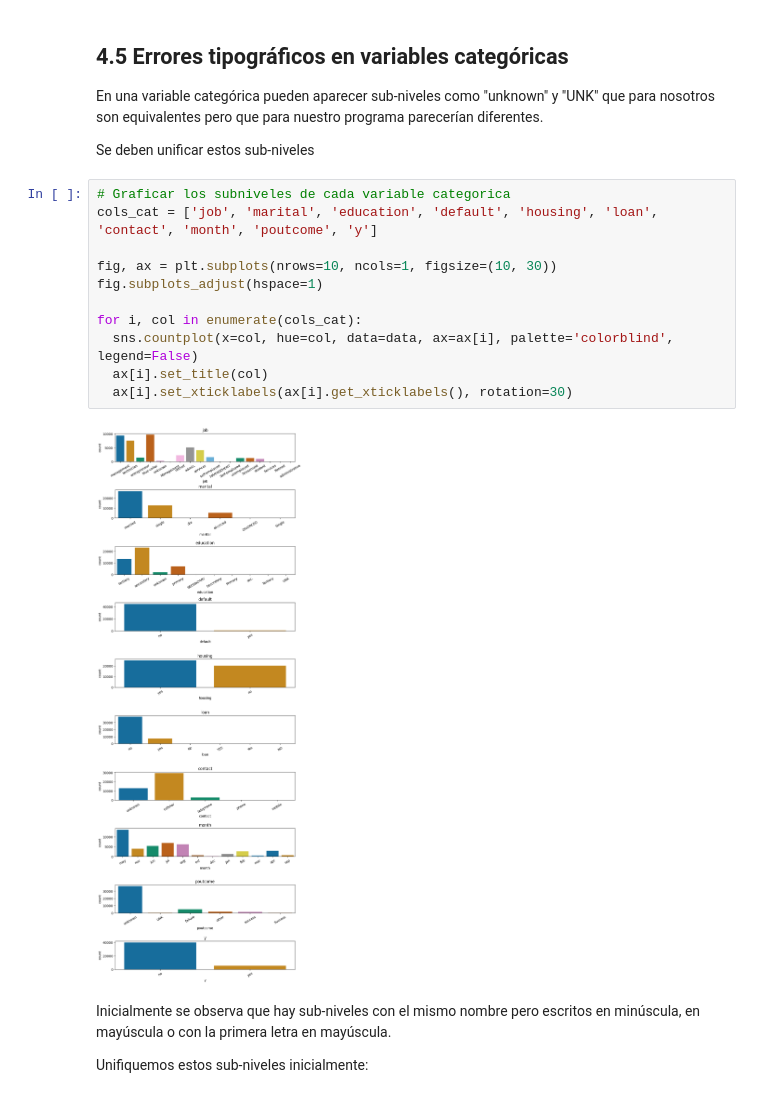
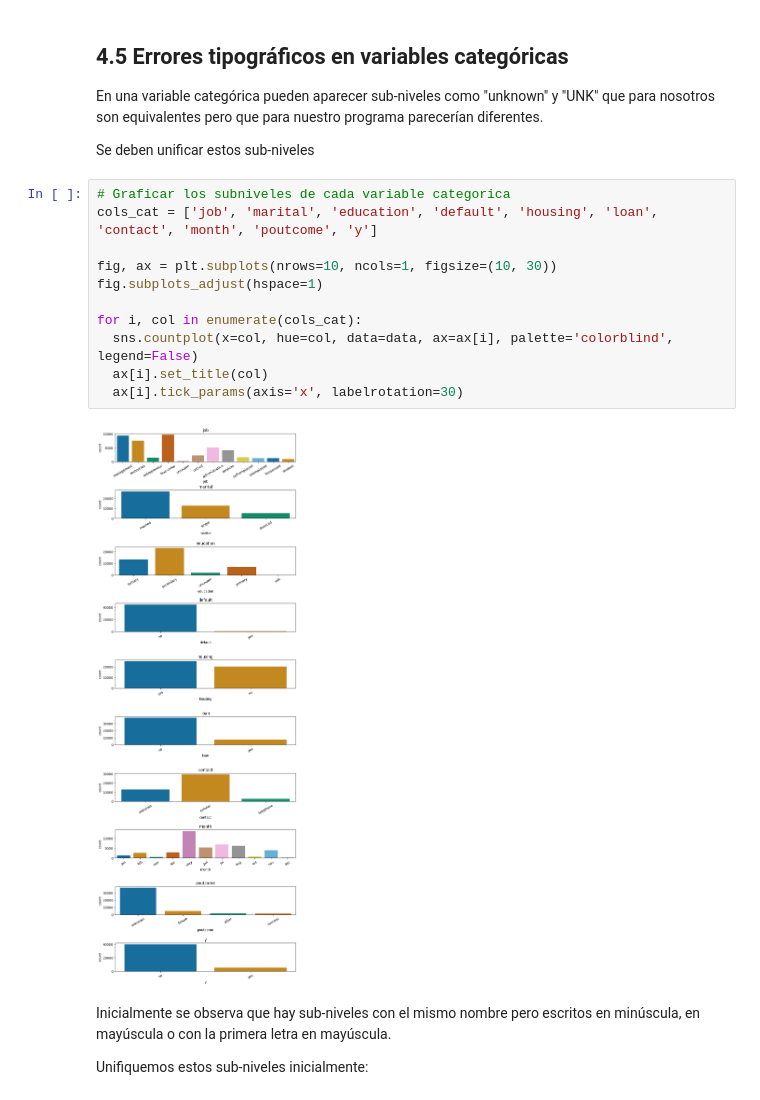
Before and after one commit to danielh33/talentoTechAnDaBasico, a Jupyter notebook: limpieza_datos_practica_2.ipynb, the cells around one changed output. Drawn from its saved outputs; the diff is of its cells as text.

```diff
--- a/limpieza_datos_practica_2.ipynb
+++ b/limpieza_datos_practica_2.ipynb
@@ -496,16 +496,16 @@ Se deben unificar estos sub-niveles
 # %%
 # Graficar los subniveles de cada variable categorica
 cols_cat = ['job', 'marital', 'education', 'default', 'housing', 'loan', 'contact', 'month', 'poutcome', 'y']
 
 fig, ax = plt.subplots(nrows=10, ncols=1, figsize=(10, 30))
 fig.subplots_adjust(hspace=1)
 
 for i, col in enumerate(cols_cat):
   sns.countplot(x=col, hue=col, data=data, ax=ax[i], palette='colorblind', legend=False)
   ax[i].set_title(col)
-  ax[i].set_xticklabels(ax[i].get_xticklabels(), rotation=30)
+  ax[i].tick_params(axis='x', labelrotation=30)
 # %% [output]
-[figure, old version]
+[figure, new version]
 # %% [markdown]
 Inicialmente se observa que hay sub-niveles con el mismo nombre pero escritos en minúscula, en mayúscula o con la primera letra en mayúscula.
 
```
